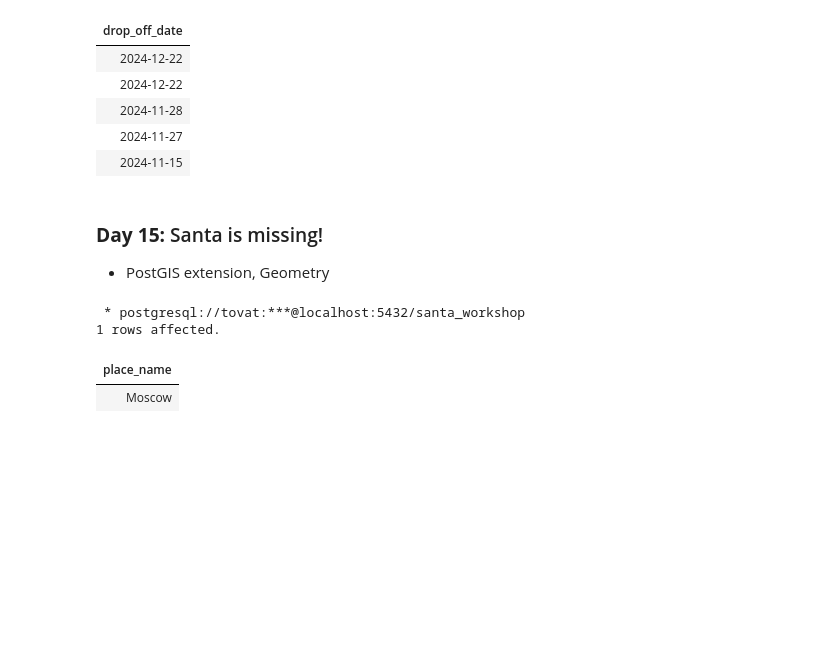
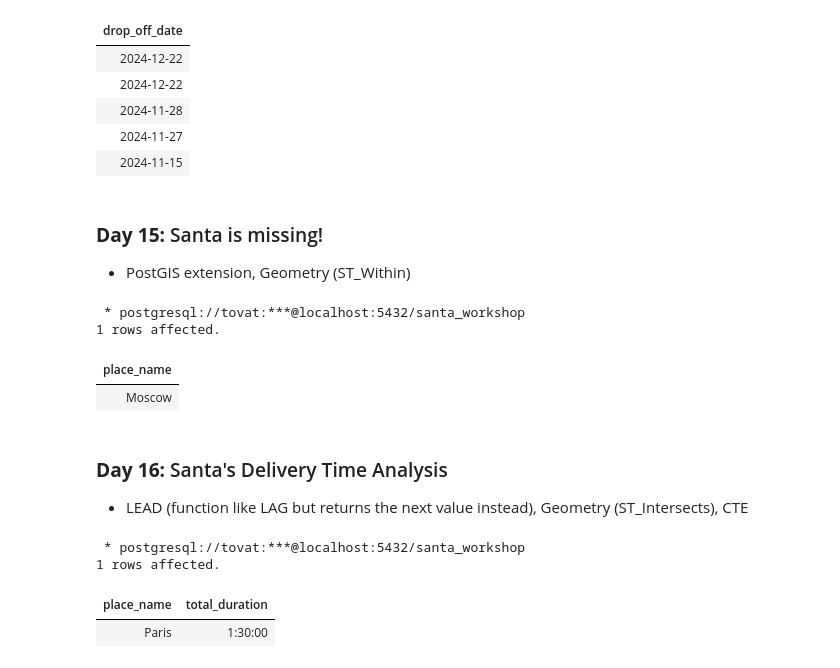
Before and after one commit to tovat/SQL-Advent-Calendars, a Jupyter notebook: advent-of-sql.ipynb, the cells around one changed output. Cells and saved outputs as stored; diff of their text form; code cells hidden in the pictures; blank space fills up the shorter version.

```diff
--- a/advent-of-sql.ipynb
+++ b/advent-of-sql.ipynb
@@ -518,7 +518,7 @@ limit 5;
 | 2024-11-15 |
 # %% [markdown]
 ### <b>Day 15:</b> Santa is missing!
-- PostGIS extension, Geometry
+- PostGIS extension, Geometry (ST_Within)
 # %%
 %%sql
 
@@ -535,3 +535,29 @@ WHERE sl.timestamp = (SELECT MAX(timestamp) FROM sleigh_locations)
 1 rows affected.
 | place_name |
 | Moscow |
+# %% [markdown]
+### <b>Day 16:</b> Santa's Delivery Time Analysis
+- LEAD (function like LAG but returns the next value instead), Geometry (ST_Intersects), CTE
+# %%
+%%sql
+
+WITH lags as (
+    SELECT coordinate,
+        timestamp,
+        LEAD(timestamp) OVER (ORDER BY timestamp) as next_timestamp
+    FROM sleigh_locations
+)
+
+SELECT place_name,
+    SUM(next_timestamp - timestamp) as total_duration
+from lags
+JOIN areas
+ON ST_Intersects(lags.coordinate, areas.polygon)
+GROUP BY place_name
+ORDER BY total_duration DESC
+LIMIT 1;
+# %% [output]
+ * postgresql://tovat:***@localhost:5432/santa_workshop
+1 rows affected.
+| place_name | total_duration |
+| Paris | 1:30:00 |
```
